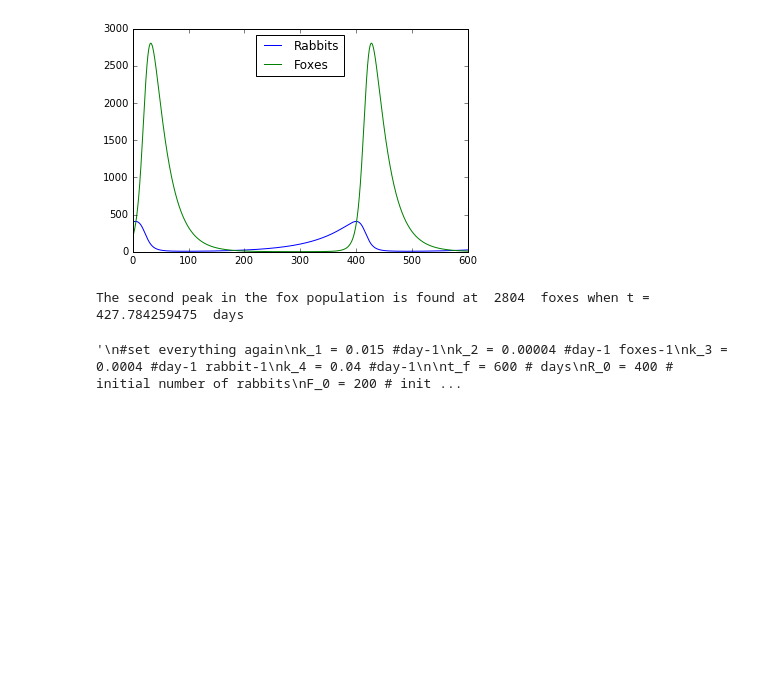
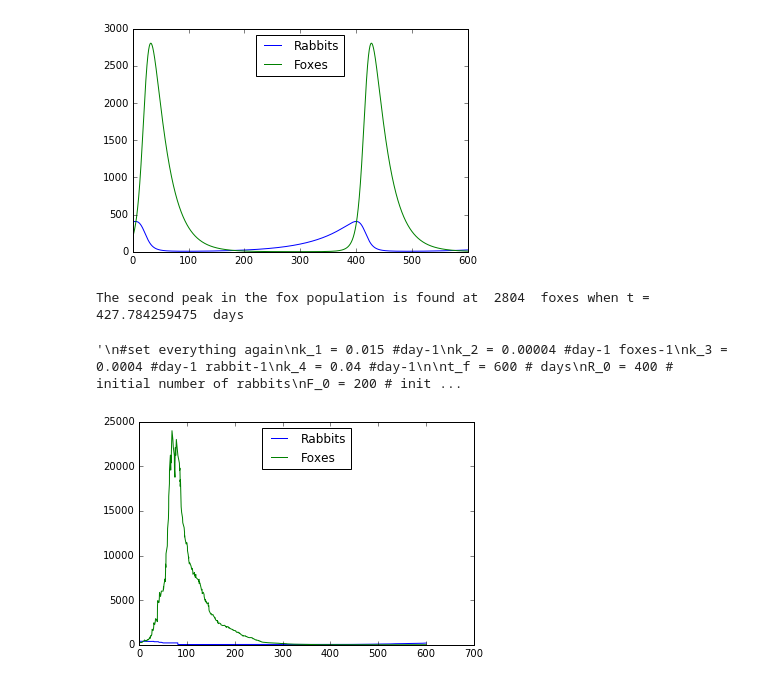
Before and after one commit to jamesl94/rabbits-and-foxes-GrrdRd5, a Jupyter notebook: rabbits-and-foxes.ipynb, the cells around one changed output. Drawn from its saved outputs; the diff is of its cells as text; code cells hidden in the pictures; blank space fills up the shorter version.

```diff
--- a/rabbits-and-foxes.ipynb
+++ b/rabbits-and-foxes.ipynb
@@ -198,0 +199,91 @@ plt.show()
+# %%
+#KMC, for real this time
+#set everything again
+k_1 = 0.015 #day-1
+k_2 = 0.00004 #day-1 foxes-1
+k_3 = 0.0004 #day-1 rabbit-1
+k_4 = 0.04 #day-1
+
+R = 400 # initial number of rabbits
+F = 200 # initial number of foxes
+
+num_events = 600 #number of events
+
+#Pre-allocating arrays
+Rabbits = np.empty(num_events + 1)
+Foxes = np.empty(num_events + 1)
+time = np.linspace(0,t_f,num = num_events + 1)
+
+Rabbits[0] = R
+Foxes[0] = F
+
+i = 0
+
+for i in range(num_events):
+
+    #list of all possible transition states
+    N_k = [k_1*R, k_2*R*F, k_3*R*F, k_4*F]
+
+    #Calculate cumulative function
+    R_ki = [N_k[0], N_k[0] + N_k[1], N_k[0] +  N_k[1] + N_k[2], N_k[0] + N_k[1] + N_k[2] + N_k[3]]
+
+    u = 1 - np.random.rand() #Get a uniform random number in (0,1]
+    uQk = R_ki[3]*u
+
+    #Find the event to carry out i by finding the i for which Rk<uQk<Rk
+
+    """
+    #an event occurs
+    if uQk < R_ki[0]:
+        Rabbits[i+1] = Rabbits[i] + 1
+        Foxes[i+1] = Foxes[i]
+    elif uQk < R_ki[1]:
+        Rabbits[i+1] = Rabbits[i] - 1
+        Foxes[i+1] = Foxes[i] + 1
+    elif uQk < R_ki[2]:
+        Rabbits[i+1] = Rabbits[i] - 1
+        Foxes[i+1] = Foxes[i] + 1
+    elif uQk < R_ki[3]:
+        Rabbits[i+1] = Rabbits[i]
+        Foxes[i+1] = Foxes[i] - 1
+    else:
+        print("Mistakes were made")
+        thiscausesanerror()
+
+    R = Rabbits[i+1]
+    F = Foxes[i+1]
+    time[i+1] = time[i] + (np.log(1/(1 - np.random.rand())))
+
+    i += 1
+    """
+
+    #an event occurs
+    if uQk < R_ki[0]:
+        Rabbits[i+1] = Rabbits[i] + k_1*Rabbits[i]
+        Foxes[i+1] = Foxes[i]
+    elif uQk < R_ki[1]:
+        Rabbits[i+1] = Rabbits[i] - k_2*Rabbits[i]*Foxes[i]
+        Foxes[i+1] = Foxes[i]
+    elif uQk < R_ki[2]:
+        Rabbits[i+1] = Rabbits[i]
+        Foxes[i+1] = Foxes[i] + k_3*Rabbits[i]*Foxes[i]
+    elif uQk < R_ki[3]:
+        Rabbits[i+1] = Rabbits[i]
+        Foxes[i+1] = Foxes[i] - k_4*Foxes[i]
+    else:
+        print("Mistakes were made")
+        thiscausesanerror()
+
+    R = Rabbits[i+1]
+    F = Foxes[i+1]
+    time[i+1] = time[i] + (np.log(1/(1 - np.random.rand())))
+
+    i += 1
+
+plt.plot(time, Rabbits, label = 'Rabbits')
+plt.plot(time, Foxes, label = 'Foxes')
+plt.legend(loc = 9)
+
+plt.show()
+# %% [output]
+[figure, added]
```
Also changed, not shown: parts of 3 cells of this notebook.
